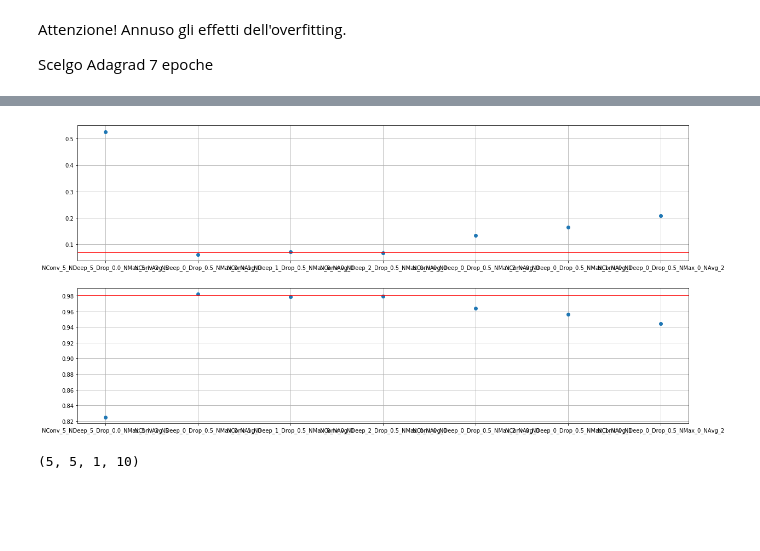
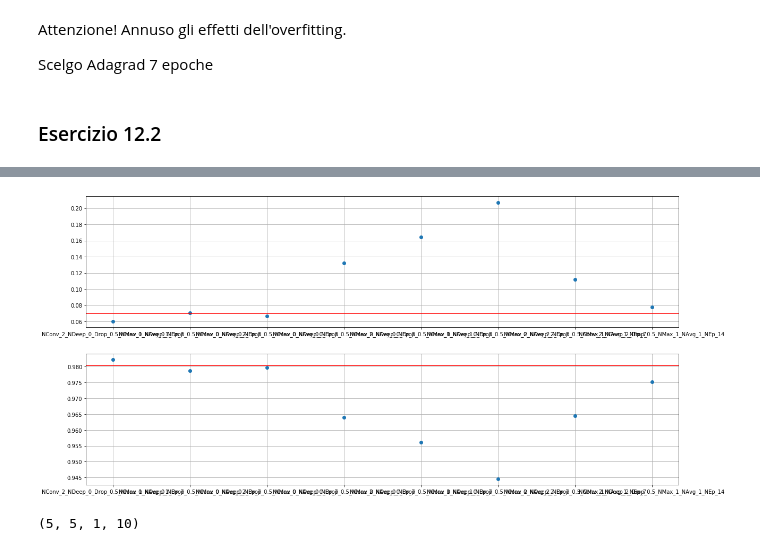
Before and after one commit to dariopullia/Numerical_Simulations_Lab, a Jupyter notebook: 12/Lezione12.ipynb, the cells around one changed output, grey strips where cells are left out. Drawn from its saved outputs; the diff is of its cells as text; code cells hidden in the pictures; blank space fills up the shorter version.

```diff
--- a/12/Lezione12.ipynb
+++ b/12/Lezione12.ipynb
@@ -234,22 +234,31 @@ plt.show()
 Attenzione! Annuso gli effetti dell'overfitting.
 
 Scelgo Adagrad 7 epoche
+# %% [markdown]
+### Esercizio 12.2
 # %%
 
-models=['data02/models/model_CNN_NConv_5_NDeep_5_Drop_0.000000_NMax_5_NAvg_5.h5',
-        'data02/models/model_CNN_NConv_2_NDeep_0_Drop_0.500000_NMax_0_NAvg_0.h5',
-        'data02/models/model_CNN_NConv_1_NDeep_1_Drop_0.500000_NMax_0_NAvg_0.h5',
-        'data02/models/model_CNN_NConv_0_NDeep_2_Drop_0.500000_NMax_0_NAvg_0.h5',
-        'data02/models/model_CNN_NConv_0_NDeep_0_Drop_0.500000_NMax_2_NAvg_0.h5',
-        'data02/models/model_CNN_NConv_0_NDeep_0_Drop_0.500000_NMax_1_NAvg_1.h5',
-        'data02/models/model_CNN_NConv_0_NDeep_0_Drop_0.500000_NMax_0_NAvg_2.h5']
-Names=[ 'NConv_5_NDeep_5_Drop_0.0_NMax_5_NAvg_5',
-        'NConv_2_NDeep_0_Drop_0.5_NMax_0_NAvg_0',
-        'NConv_1_NDeep_1_Drop_0.5_NMax_0_NAvg_0',
-        'NConv_0_NDeep_2_Drop_0.5_NMax_0_NAvg_0',
-        'NConv_0_NDeep_0_Drop_0.5_NMax_2_NAvg_0',
-        'NConv_0_NDeep_0_Drop_0.5_NMax_1_NAvg_1',
-        'NConv_0_NDeep_0_Drop_0.5_NMax_0_NAvg_2']
+models=['data02/models/model_CNN_NConv_2_NDeep_0_Drop_0.500000_NMax_0_NAvg_0_NEp_7.h5',
+        'data02/models/model_CNN_NConv_1_NDeep_1_Drop_0.500000_NMax_0_NAvg_0_NEp_7.h5',
+        'data02/models/model_CNN_NConv_0_NDeep_2_Drop_0.500000_NMax_0_NAvg_0_NEp_7.h5',
+        'data02/models/model_CNN_NConv_0_NDeep_0_Drop_0.500000_NMax_2_NAvg_0_NEp_7.h5',
+        'data02/models/model_CNN_NConv_0_NDeep_0_Drop_0.500000_NMax_1_NAvg_1_NEp_7.h5',
+        'data02/models/model_CNN_NConv_0_NDeep_0_Drop_0.500000_NMax_0_NAvg_2_NEp_7.h5',
+        'data02/models/model_CNN_NConv_2_NDeep_2_Drop_0.500000_NMax_1_NAvg_1_NEp_7.h5',
+        'data02/models/model_CNN_NConv_2_NDeep_2_Drop_0.500000_NMax_1_NAvg_1_NEp_14.h5']
+
+
+
+Names=[ 'NConv_2_NDeep_0_Drop_0.5_NMax_0_NAvg_0_NEp_7',
+        'NConv_1_NDeep_1_Drop_0.5_NMax_0_NAvg_0_NEp_7',
+        'NConv_0_NDeep_2_Drop_0.5_NMax_0_NAvg_0_NEp_7',
+        'NConv_0_NDeep_0_Drop_0.5_NMax_2_NAvg_0_NEp_7',
+        'NConv_0_NDeep_0_Drop_0.5_NMax_1_NAvg_1_NEp_7',
+        'NConv_0_NDeep_0_Drop_0.5_NMax_0_NAvg_2_NEp_7',
+        'NConv_2_NDeep_2_Drop_0.5_NMax_1_NAvg_1_NEp_7',
+        'NConv_2_NDeep_2_Drop_0.5_NMax_1_NAvg_1_NEp_14']
+
+
 X_test = X_test.reshape(X_test.shape[0], img_rows*img_cols)
 path_to_benchmark='data01/models/model_OPT_Adagrad_NEp_7.h5'
 model_DNN= keras.models.load_model(filepath=path_to_benchmark)
@@ -304,2 +315,2 @@ data02/models/model_CNN_NConv_0_NDeep_0_Drop_0.500000_NMax_0_NAvg_2.h5
-[figure, old version]
+[figure, new version]
 # %%
```
Also changed, not shown: parts of 6 cells of this notebook, 4 other files.
